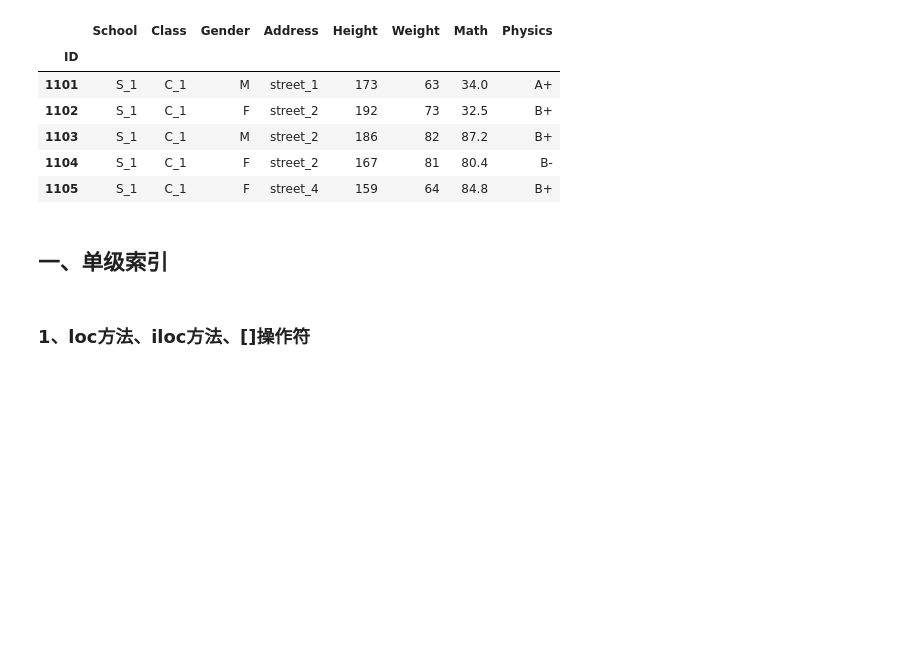
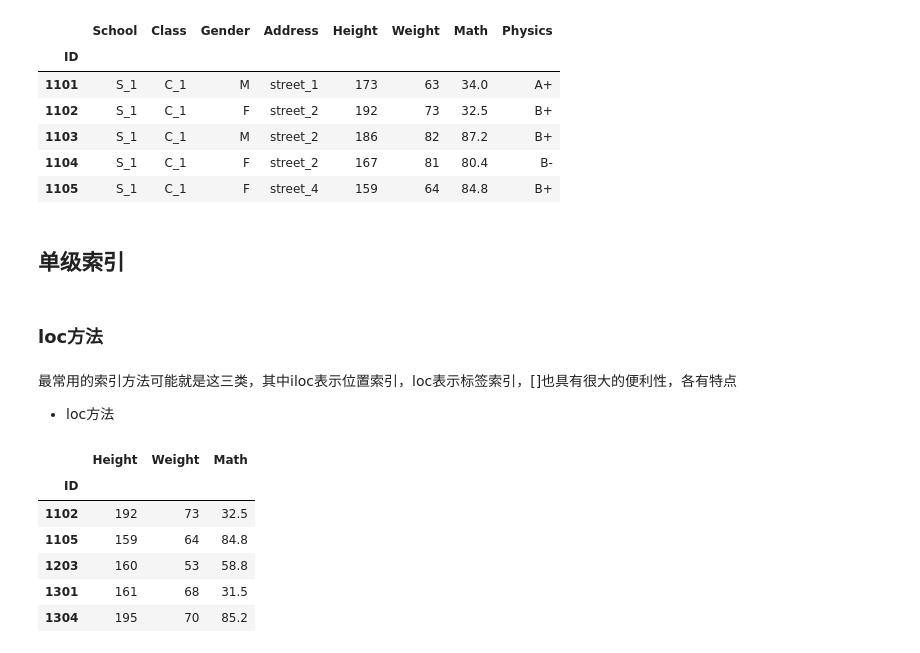
Before and after one commit to macnversion/python3, a Jupyter notebook: python3_books/pandas学习/pandas基础.ipynb, the cells around one changed output. Saved outputs shown, nothing was run; the diff lists cells and outputs as text; code cells hidden in the pictures; blank space fills up the shorter version.

```diff
--- a/python3_books/pandas学习/pandas基础.ipynb
+++ b/python3_books/pandas学习/pandas基础.ipynb
@@ -217,6 +219,35 @@ df.head()
 | 1104 | S_1 | C_1 | F | street_2 | 167 | 81 | 80.4 | B- |
 | 1105 | S_1 | C_1 | F | street_4 | 159 | 64 | 84.8 | B+ |
 # %% [markdown]
-## 一、单级索引
+## 单级索引
 # %% [markdown]
-### 1、loc方法、iloc方法、[]操作符
+### loc方法
+# %% [markdown]
+最常用的索引方法可能就是这三类，其中iloc表示位置索引，loc表示标签索引，[]也具有很大的便利性，各有特点
+- loc方法
+# %%
+# 单行索引
+df.loc[1101]
+
+# 多行索引
+df.loc[[1102, 1103]]
+
+df.loc[1101:1105]
+
+# 多列索引
+df.loc[:, 'Height'].head()
+
+# 多列索引
+df.loc[:, ['Height', 'Math']].head()
+df.loc[:, 'Height':'Math'].head()
+
+# 联合索引
+df.loc[1102:2401:3, 'Height':'Math'].head()
+# %% [output]
+|  | Height | Weight | Math |
+| ID |  |  |  |
+| 1102 | 192 | 73 | 32.5 |
+| 1105 | 159 | 64 | 84.8 |
+| 1203 | 160 | 53 | 58.8 |
+| 1301 | 161 | 68 | 31.5 |
+| 1304 | 195 | 70 | 85.2 |
```
Also changed, not shown: parts of 25 cells of this notebook, 1 other file.
